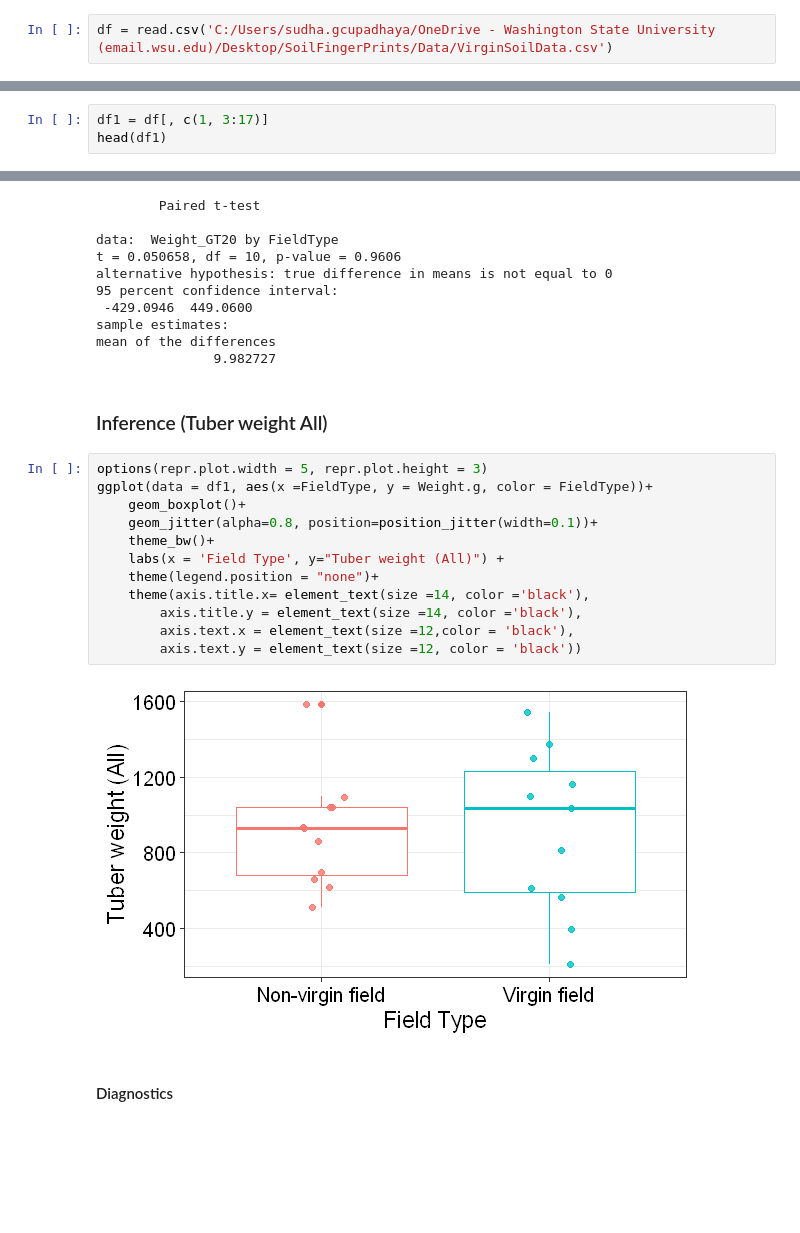
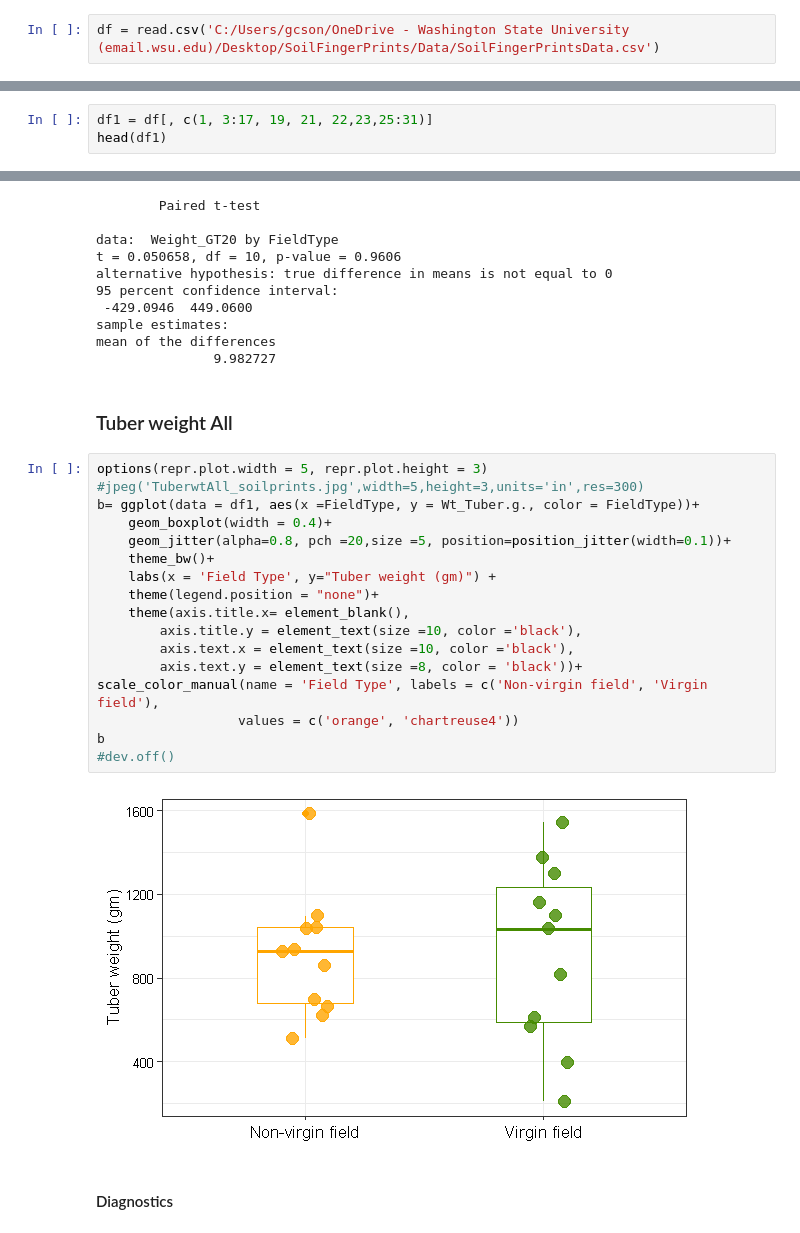
Before and after one commit to d-linnard/SoilFingerPrints, a Jupyter notebook: Script/VirgiinSoil2021.ipynb, the cells around one changed output, grey strips where cells are left out. Drawn from its saved outputs; the diff is of its cells as text; blank space fills up the shorter version.

Commit message:
boxplots

```diff
--- a/Script/VirgiinSoil2021.ipynb
+++ b/Script/VirgiinSoil2021.ipynb
@@ -7,5 +117,5 @@ getwd()
 # %%
-df = read.csv('C:/Users/sudha.gcupadhaya/OneDrive - Washington State University (email.wsu.edu)/Desktop/SoilFingerPrints/Data/VirginSoilData.csv')
+df = read.csv('C:/Users/gcson/OneDrive - Washington State University (email.wsu.edu)/Desktop/SoilFingerPrints/Data/SoilFingerPrintsData.csv')
 # %%
 str(df)
 # %% [output]
@@ -55,4 +163,4 @@ str(df)
 # %%
-df1 = df[, c(1, 3:17)]
+df1 = df[, c(1, 3:17, 19, 21, 22,23,25:31)]
 head(df1)
 # %% [output]
@@ -235,21 +359,26 @@ sample estimates:
 mean of the differences
                9.982727
 # %% [markdown]
-### Inference (Tuber weight All)
+### Tuber weight All
 # %%
 options(repr.plot.width = 5, repr.plot.height = 3)
-ggplot(data = df1, aes(x =FieldType, y = Weight.g, color = FieldType))+
-    geom_boxplot()+
-    geom_jitter(alpha=0.8, position=position_jitter(width=0.1))+
+#jpeg('TuberwtAll_soilprints.jpg',width=5,height=3,units='in',res=300)
+b= ggplot(data = df1, aes(x =FieldType, y = Wt_Tuber.g., color = FieldType))+
+    geom_boxplot(width = 0.4)+
+    geom_jitter(alpha=0.8, pch =20,size =5, position=position_jitter(width=0.1))+
     theme_bw()+
-    labs(x = 'Field Type', y="Tuber weight (All)") +
+    labs(x = 'Field Type', y="Tuber weight (gm)") +
     theme(legend.position = "none")+
-    theme(axis.title.x= element_text(size =14, color ='black'),
-        axis.title.y = element_text(size =14, color ='black'),
-        axis.text.x = element_text(size =12,color = 'black'),
-        axis.text.y = element_text(size =12, color = 'black'))
+    theme(axis.title.x= element_blank(),
+        axis.title.y = element_text(size =10, color ='black'),
+        axis.text.x = element_text(size =10, color ='black'),
+        axis.text.y = element_text(size =8, color = 'black'))+
+scale_color_manual(name = 'Field Type', labels = c('Non-virgin field', 'Virgin field'),
+                  values = c('orange', 'chartreuse4'))
+b
+#dev.off()
 # %% [output]
-[figure, old version]
+[figure, new version]
 # %% [markdown]
 #### Diagnostics
 # %%
```
Also changed, not shown: parts of 50 cells of this notebook, 15 other files.
